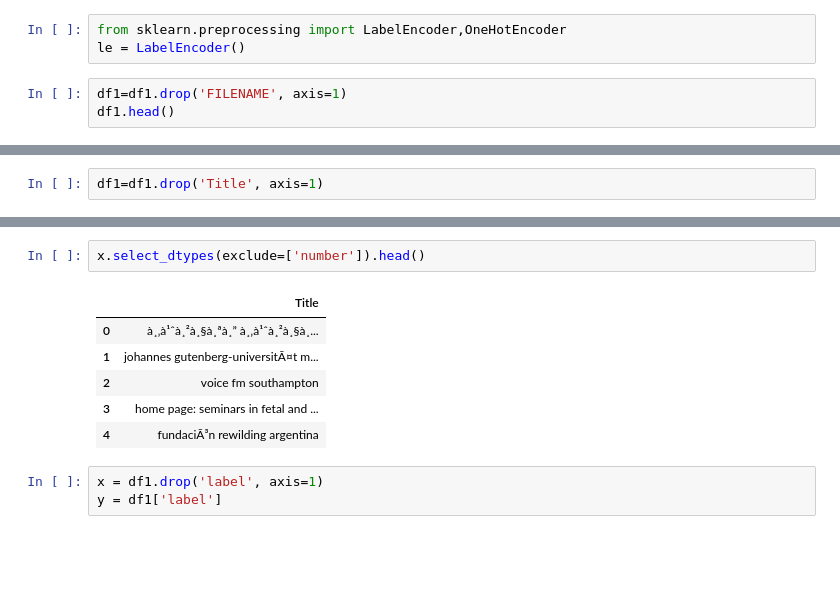
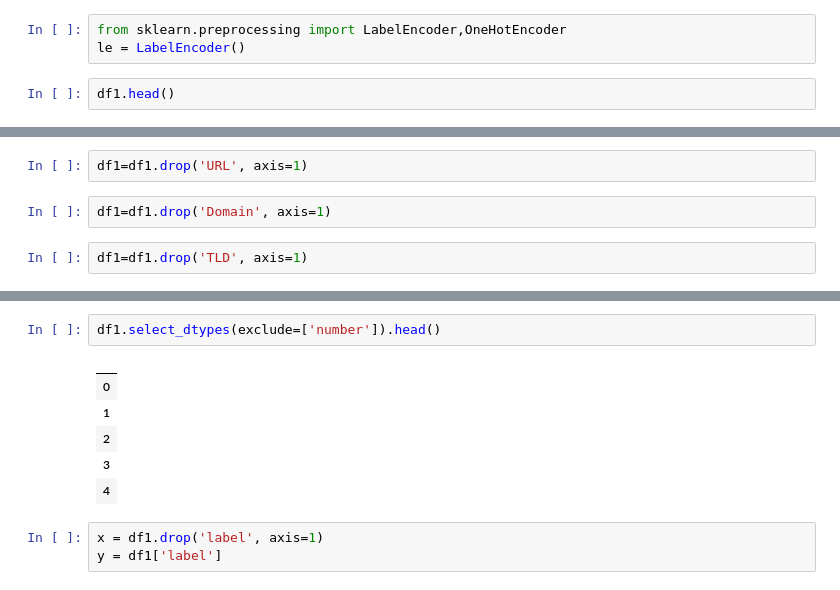
Before and after one commit to Gokulnhari/DSML-Main-Project, a Jupyter notebook: Phishing URL/PhishingURL.ipynb, the cells around one changed output, grey strips where cells are left out. Cells and saved outputs as stored; diff of their text form; blank space fills up the shorter version.

```diff
--- a/Phishing URL/PhishingURL.ipynb
+++ b/Phishing URL/PhishingURL.ipynb
@@ -217,6 +217,5 @@ for i in num_columns.columns:
 from sklearn.preprocessing import LabelEncoder,OneHotEncoder
 le = LabelEncoder()
 # %%
-df1=df1.drop('FILENAME', axis=1)
 df1.head()
 # %% [output]
@@ -264,2 +233,6 @@ Index(['Title'], dtype='object')
 # %%
-df1=df1.drop('Title', axis=1)
+df1=df1.drop('URL', axis=1)
+# %%
+df1=df1.drop('Domain', axis=1)
+# %%
+df1=df1.drop('TLD', axis=1)
@@ -266,12 +249,12 @@ df1=df1.drop('Title', axis=1)
 # %%
-x.select_dtypes(exclude=['number']).head()
+df1.select_dtypes(exclude=['number']).head()
 # %% [output]
-|  | Title |
-| 0 | à¸‚à¹ˆà¸²à¸§à¸ªà¸” à¸‚à¹ˆà¸²à¸§à¸... |
-| 1 | johannes gutenberg-universitÃ¤t m... |
-| 2 | voice fm southampton |
-| 3 | home page: seminars in fetal and ... |
-| 4 | fundaciÃ³n rewilding argentina |
+|  |
+| 0 |
+| 1 |
+| 2 |
+| 3 |
+| 4 |
 # %%
 x = df1.drop('label', axis=1)
 y = df1['label']
```
Also changed, not shown: parts of 19 cells of this notebook, 2 other files.
